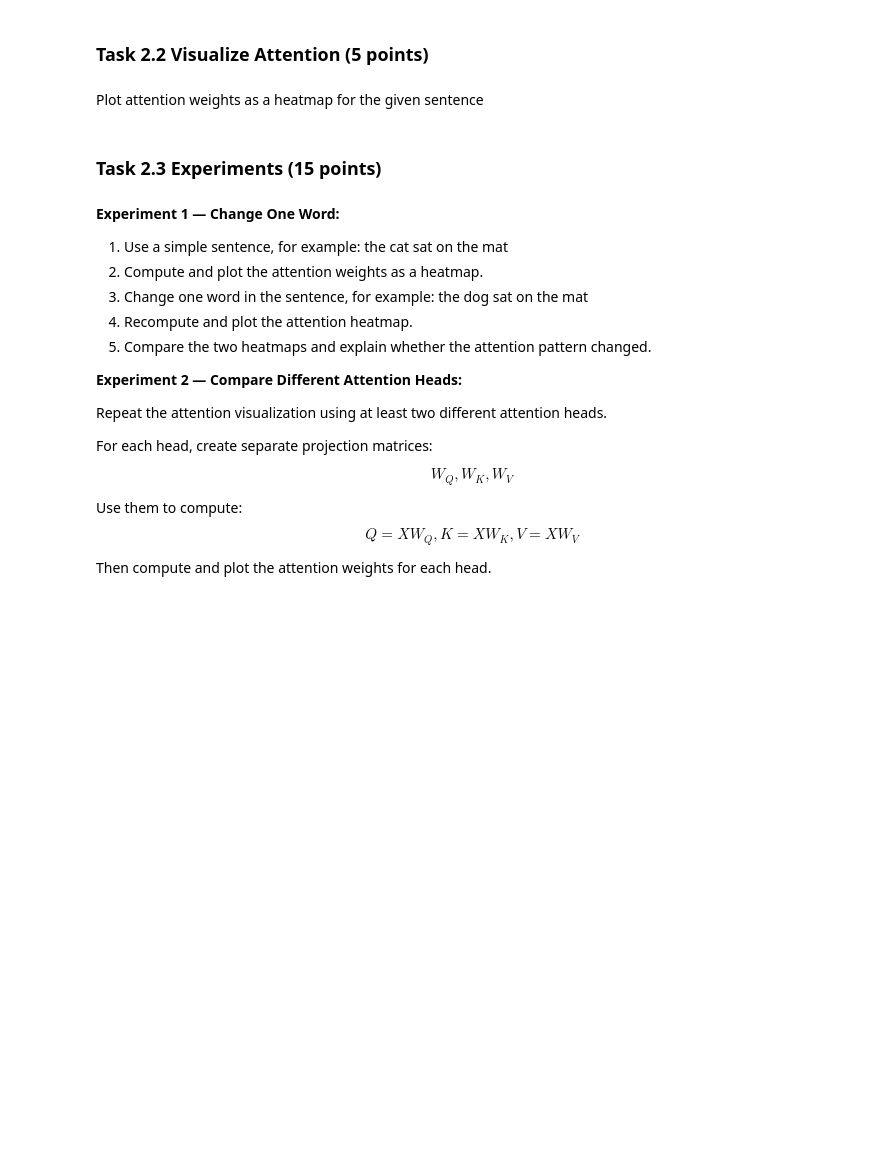
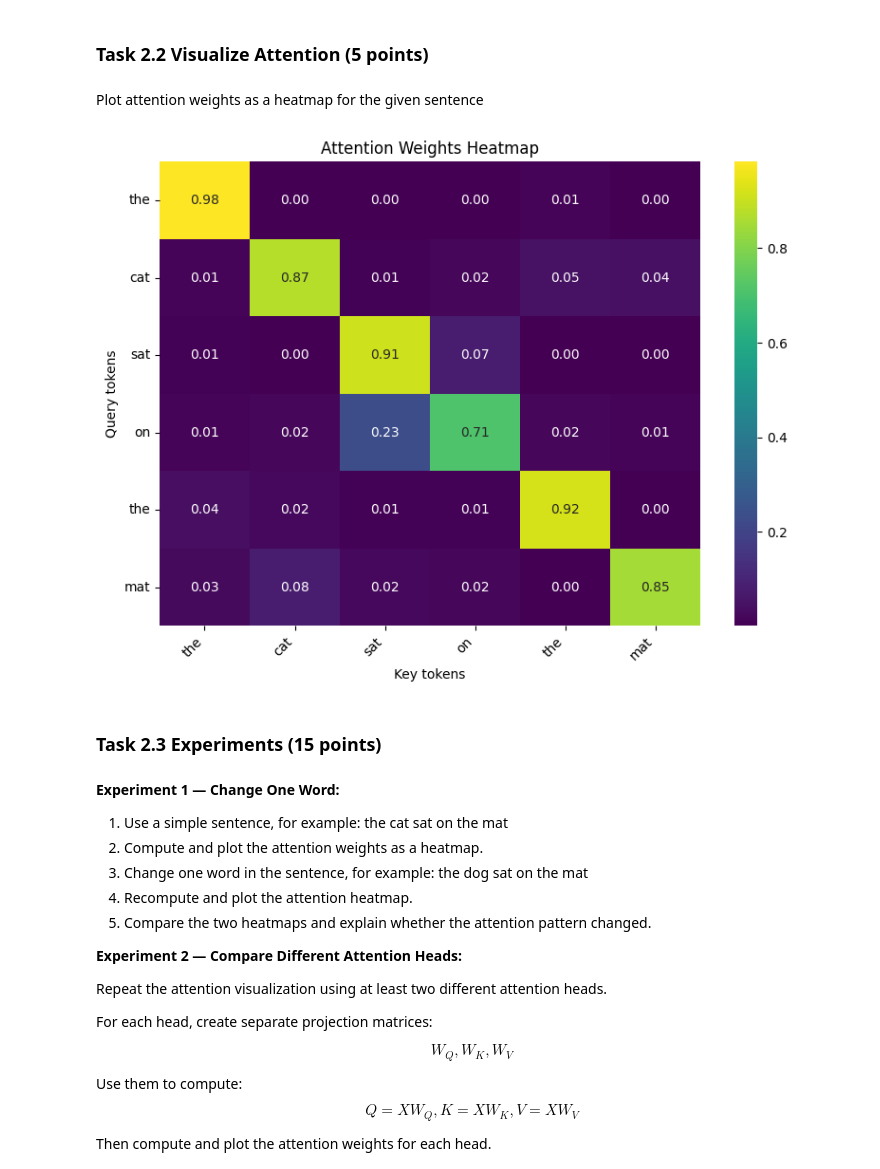
Before and after one commit to Nesher123/AI-Performance-Engineering-Course, a Jupyter notebook: module_2-llm_architecture/assignment_3-finetuning/From_Finetuning_to_Attention_Inside_LLMs.ipynb, the cells around one changed output. Drawn from its saved outputs; the diff is of its cells as text; code cells hidden in the pictures; blank space fills up the shorter version.

```diff
--- a/module_2-llm_architecture/assignment_3-finetuning/From_Finetuning_to_Attention_Inside_LLMs.ipynb
+++ b/module_2-llm_architecture/assignment_3-finetuning/From_Finetuning_to_Attention_Inside_LLMs.ipynb
@@ -948,60 +939,62 @@ def scaled_dot_product_attention(Q, K, V, mask=None):
 # %% [markdown]
 Plot attention weights as a heatmap for the given sentence
 # %%
-import torch
+import math
+
 import matplotlib.pyplot as plt
 import seaborn as sns
-import math
-
-
+import torch
 
 sentence = "the cat sat on the mat"
 
-
-tokens = # TODO: split sentence into tokens
-
-seq_len = # TODO: compute sequence length
-
-
+tokens = sentence.split()
+seq_len = len(tokens)
 
 # Create dummy embeddings
-
 d_model = 16
 
-
-embeddings = # TODO: initialize random embeddings of shape (seq_len, d_model)
+torch.manual_seed(42)
+embeddings = torch.randn(seq_len, d_model)
 
 # Treat embeddings as Q, K, V
 Q = embeddings
 K = embeddings
 V = embeddings
 
-
-
 # Compute Scaled Dot-Product Attention
-
-attention_weights = # TODO: compute attention weights (use function from above)
-
-
+# Function expects (batch, heads, seq_len, d_k), so unsqueeze to add batch and head dims
+_, attention_weights = scaled_dot_product_attention(
+    Q.unsqueeze(0).unsqueeze(0),
+    K.unsqueeze(0).unsqueeze(0),
+    V.unsqueeze(0).unsqueeze(0),
+)
+# Remove batch and head dims for plotting
+attention_weights = attention_weights.squeeze(0).squeeze(0).detach()
 
 # Plot attention heatmap
-
 plt.figure(figsize=(8, 6))
 
-# TODO: plot heatmap using seaborn
-# - use attention_weights
-# - set xticklabels and yticklabels to tokens
-# - choose a colormap (e.g., "viridis")
+sns.heatmap(
+    attention_weights.numpy(),
+    xticklabels=tokens,
+    yticklabels=tokens,
+    cmap="viridis",
+    annot=True,
+    fmt=".2f",
+)
 
 plt.title("Attention Weights Heatmap")
 
-# TODO: label axes
-# plt.xlabel(...)
-# plt.ylabel(...)
+plt.xlabel("Key tokens")
+plt.ylabel("Query tokens")
 
-# TODO: rotate ticks if needed
+plt.xticks(rotation=45, ha="right")
+plt.yticks(rotation=0)
 
+plt.tight_layout()
 plt.show()
+# %% [output]
+[figure, added]
 # %% [markdown]
 ### **Task 2.3 Experiments (15 points)**
 # %% [markdown]
```
Also changed, not shown: parts of 9 cells of this notebook.
